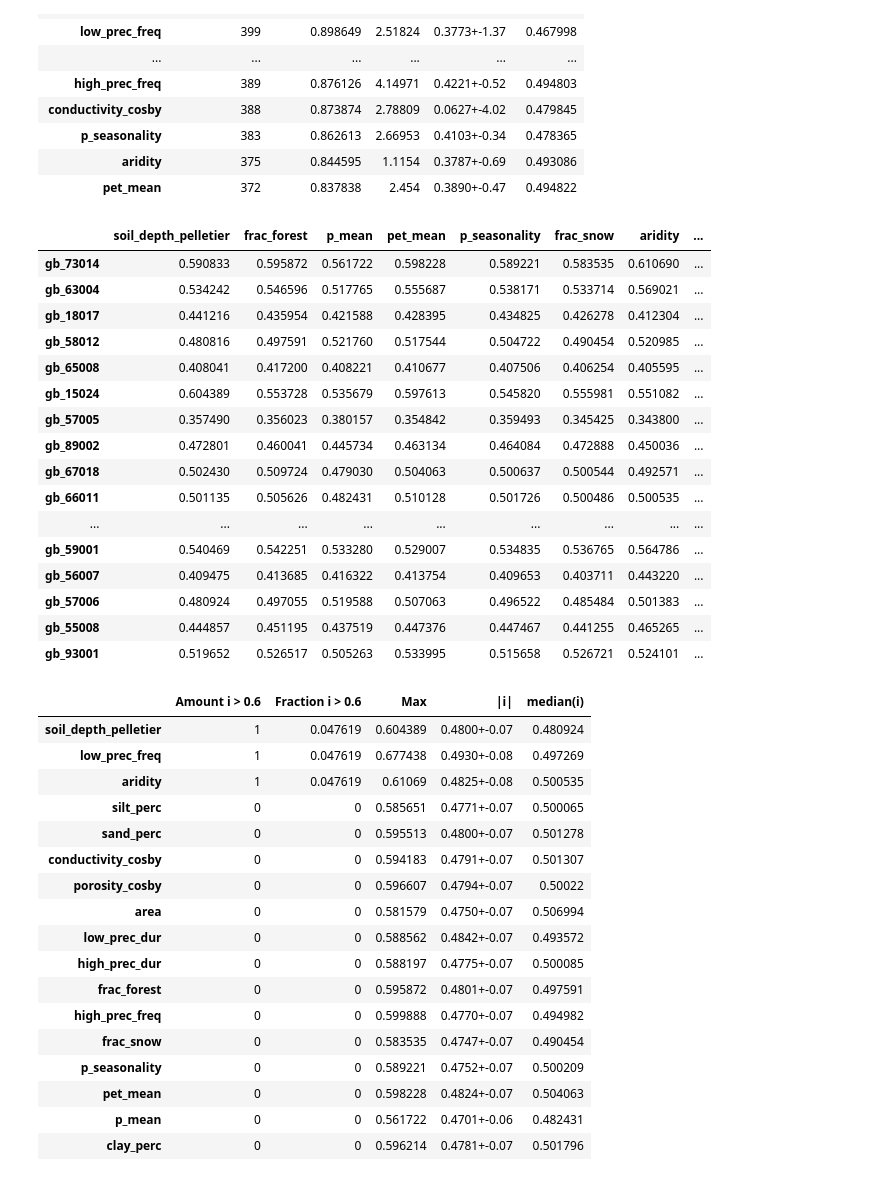
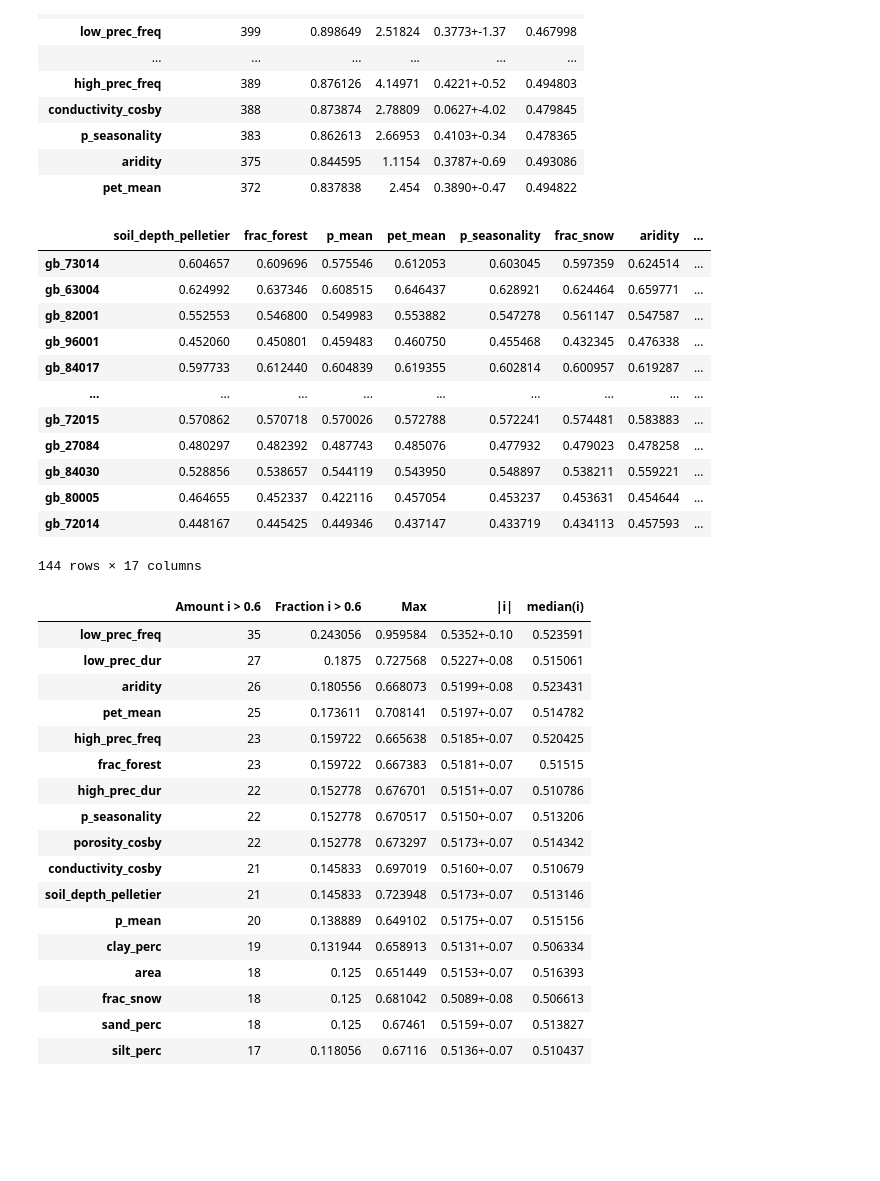
Before and after one commit to bernharl/Master-Thesis, a Jupyter notebook: notebooks/permutation_test.ipynb, the cells around one changed output. Saved outputs shown, nothing was run; the diff lists cells and outputs as text; code cells hidden in the pictures; blank space fills up the shorter version.

```diff
--- a/notebooks/permutation_test.ipynb
+++ b/notebooks/permutation_test.ipynb
@@ -124,7 +124,7 @@ nse_values = load_cv_results(
     seed="19970204",
     k=k,
 )
-importance_all_features = calc_i(permutations, nse_values, k=k, min_nse=0.7)
+importance_all_features = calc_i(permutations, nse_values, k=k, min_nse=0.5, epoch=20)
 # %%
 print(importance_all_features.idxmin())
 nse_values["epoch_30"]["39036"]
@@ -274,10 +288,10 @@ nse_values_chosen_features = load_cv_results(
     model_type="ealstm",
     seed="19970204",
     k=k,
-    epoch=14,
+    epoch=13,
 )
 importance_chosen_features = calc_i(
-    permutations_chosen_features, nse_values_chosen_features, k=k, min_nse=0.7, epoch=14
+    permutations_chosen_features, nse_values_chosen_features, k=k, min_nse=0.5, epoch=13
 )
 # %%
 fracs_chosen_features = importance_metrics(importance_chosen_features, limit=0.1)
@@ -745,30 +759,26 @@ for i in tqdm(range(k)):  # (range(1, 3)):  # Remember to fix
 # %%
 importance_train_us_val_gb_no_organic_no_gvf = calc_i_transfer(
     permutations_train_us_val_gb_no_organic_no_gvf,
     nse_values_train_us_val_gb_no_organic_no_gvf,
     k=k,
     min_nse=0.5,
-    epoch=30,
+    epoch=14,
 )
 importance_train_us_val_gb_no_organic_no_gvf
 # %% [output]
 |  | soil_depth_pelletier | frac_forest | p_mean | pet_mean | p_seasonality | frac_snow | aridity | ... |
-| gb_73014 | 0.590833 | 0.595872 | 0.561722 | 0.598228 | 0.589221 | 0.583535 | 0.610690 | ... |
-| gb_63004 | 0.534242 | 0.546596 | 0.517765 | 0.555687 | 0.538171 | 0.533714 | 0.569021 | ... |
-| gb_18017 | 0.441216 | 0.435954 | 0.421588 | 0.428395 | 0.434825 | 0.426278 | 0.412304 | ... |
-| gb_58012 | 0.480816 | 0.497591 | 0.521760 | 0.517544 | 0.504722 | 0.490454 | 0.520985 | ... |
-| gb_65008 | 0.408041 | 0.417200 | 0.408221 | 0.410677 | 0.407506 | 0.406254 | 0.405595 | ... |
-| gb_15024 | 0.604389 | 0.553728 | 0.535679 | 0.597613 | 0.545820 | 0.555981 | 0.551082 | ... |
-| gb_57005 | 0.357490 | 0.356023 | 0.380157 | 0.354842 | 0.359493 | 0.345425 | 0.343800 | ... |
-| gb_89002 | 0.472801 | 0.460041 | 0.445734 | 0.463134 | 0.464084 | 0.472888 | 0.450036 | ... |
-| gb_67018 | 0.502430 | 0.509724 | 0.479030 | 0.504063 | 0.500637 | 0.500544 | 0.492571 | ... |
-| gb_66011 | 0.501135 | 0.505626 | 0.482431 | 0.510128 | 0.501726 | 0.500486 | 0.500535 | ... |
+| gb_73014 | 0.604657 | 0.609696 | 0.575546 | 0.612053 | 0.603045 | 0.597359 | 0.624514 | ... |
+| gb_63004 | 0.624992 | 0.637346 | 0.608515 | 0.646437 | 0.628921 | 0.624464 | 0.659771 | ... |
+| gb_82001 | 0.552553 | 0.546800 | 0.549983 | 0.553882 | 0.547278 | 0.561147 | 0.547587 | ... |
+| gb_96001 | 0.452060 | 0.450801 | 0.459483 | 0.460750 | 0.455468 | 0.432345 | 0.476338 | ... |
+| gb_84017 | 0.597733 | 0.612440 | 0.604839 | 0.619355 | 0.602814 | 0.600957 | 0.619287 | ... |
 | ... | ... | ... | ... | ... | ... | ... | ... | ... |
-| gb_59001 | 0.540469 | 0.542251 | 0.533280 | 0.529007 | 0.534835 | 0.536765 | 0.564786 | ... |
-| gb_56007 | 0.409475 | 0.413685 | 0.416322 | 0.413754 | 0.409653 | 0.403711 | 0.443220 | ... |
-| gb_57006 | 0.480924 | 0.497055 | 0.519588 | 0.507063 | 0.496522 | 0.485484 | 0.501383 | ... |
-| gb_55008 | 0.444857 | 0.451195 | 0.437519 | 0.447376 | 0.447467 | 0.441255 | 0.465265 | ... |
-| gb_93001 | 0.519652 | 0.526517 | 0.505263 | 0.533995 | 0.515658 | 0.526721 | 0.524101 | ... |
+| gb_72015 | 0.570862 | 0.570718 | 0.570026 | 0.572788 | 0.572241 | 0.574481 | 0.583883 | ... |
+| gb_27084 | 0.480297 | 0.482392 | 0.487743 | 0.485076 | 0.477932 | 0.479023 | 0.478258 | ... |
+| gb_84030 | 0.528856 | 0.538657 | 0.544119 | 0.543950 | 0.548897 | 0.538211 | 0.559221 | ... |
+| gb_80005 | 0.464655 | 0.452337 | 0.422116 | 0.457054 | 0.453237 | 0.453631 | 0.454644 | ... |
+| gb_72014 | 0.448167 | 0.445425 | 0.449346 | 0.437147 | 0.433719 | 0.434113 | 0.457593 | ... |
+144 rows × 17 columns
 # %%
 fracs_train_us_val_gb_no_organic_no_gvf = importance_metrics(
     importance_train_us_val_gb_no_organic_no_gvf, limit=0.6
@@ -776,20 +786,20 @@ fracs_train_us_val_gb_no_organic_no_gvf = importance_metrics(
 fracs_train_us_val_gb_no_organic_no_gvf
 # %% [output]
 |  | Amount i > 0.6 | Fraction i > 0.6 | Max | |i| | median(i) |
-| soil_depth_pelletier | 1 | 0.047619 | 0.604389 | 0.4800+-0.07 | 0.480924 |
-| low_prec_freq | 1 | 0.047619 | 0.677438 | 0.4930+-0.08 | 0.497269 |
-| aridity | 1 | 0.047619 | 0.61069 | 0.4825+-0.08 | 0.500535 |
-| silt_perc | 0 | 0 | 0.585651 | 0.4771+-0.07 | 0.500065 |
-| sand_perc | 0 | 0 | 0.595513 | 0.4800+-0.07 | 0.501278 |
-| conductivity_cosby | 0 | 0 | 0.594183 | 0.4791+-0.07 | 0.501307 |
-| porosity_cosby | 0 | 0 | 0.596607 | 0.4794+-0.07 | 0.50022 |
-| area | 0 | 0 | 0.581579 | 0.4750+-0.07 | 0.506994 |
-| low_prec_dur | 0 | 0 | 0.588562 | 0.4842+-0.07 | 0.493572 |
-| high_prec_dur | 0 | 0 | 0.588197 | 0.4775+-0.07 | 0.500085 |
-| frac_forest | 0 | 0 | 0.595872 | 0.4801+-0.07 | 0.497591 |
-| high_prec_freq | 0 | 0 | 0.599888 | 0.4770+-0.07 | 0.494982 |
-| frac_snow | 0 | 0 | 0.583535 | 0.4747+-0.07 | 0.490454 |
-| p_seasonality | 0 | 0 | 0.589221 | 0.4752+-0.07 | 0.500209 |
-| pet_mean | 0 | 0 | 0.598228 | 0.4824+-0.07 | 0.504063 |
-| p_mean | 0 | 0 | 0.561722 | 0.4701+-0.06 | 0.482431 |
-| clay_perc | 0 | 0 | 0.596214 | 0.4781+-0.07 | 0.501796 |
+| low_prec_freq | 35 | 0.243056 | 0.959584 | 0.5352+-0.10 | 0.523591 |
+| low_prec_dur | 27 | 0.1875 | 0.727568 | 0.5227+-0.08 | 0.515061 |
+| aridity | 26 | 0.180556 | 0.668073 | 0.5199+-0.08 | 0.523431 |
+| pet_mean | 25 | 0.173611 | 0.708141 | 0.5197+-0.07 | 0.514782 |
+| high_prec_freq | 23 | 0.159722 | 0.665638 | 0.5185+-0.07 | 0.520425 |
+| frac_forest | 23 | 0.159722 | 0.667383 | 0.5181+-0.07 | 0.51515 |
+| high_prec_dur | 22 | 0.152778 | 0.676701 | 0.5151+-0.07 | 0.510786 |
+| p_seasonality | 22 | 0.152778 | 0.670517 | 0.5150+-0.07 | 0.513206 |
+| porosity_cosby | 22 | 0.152778 | 0.673297 | 0.5173+-0.07 | 0.514342 |
+| conductivity_cosby | 21 | 0.145833 | 0.697019 | 0.5160+-0.07 | 0.510679 |
+| soil_depth_pelletier | 21 | 0.145833 | 0.723948 | 0.5173+-0.07 | 0.513146 |
+| p_mean | 20 | 0.138889 | 0.649102 | 0.5175+-0.07 | 0.515156 |
+| clay_perc | 19 | 0.131944 | 0.658913 | 0.5131+-0.07 | 0.506334 |
+| area | 18 | 0.125 | 0.651449 | 0.5153+-0.07 | 0.516393 |
+| frac_snow | 18 | 0.125 | 0.681042 | 0.5089+-0.08 | 0.506613 |
+| sand_perc | 18 | 0.125 | 0.67461 | 0.5159+-0.07 | 0.513827 |
+| silt_perc | 17 | 0.118056 | 0.67116 | 0.5136+-0.07 | 0.510437 |
```
Also changed, not shown: parts of 8 cells of this notebook.
